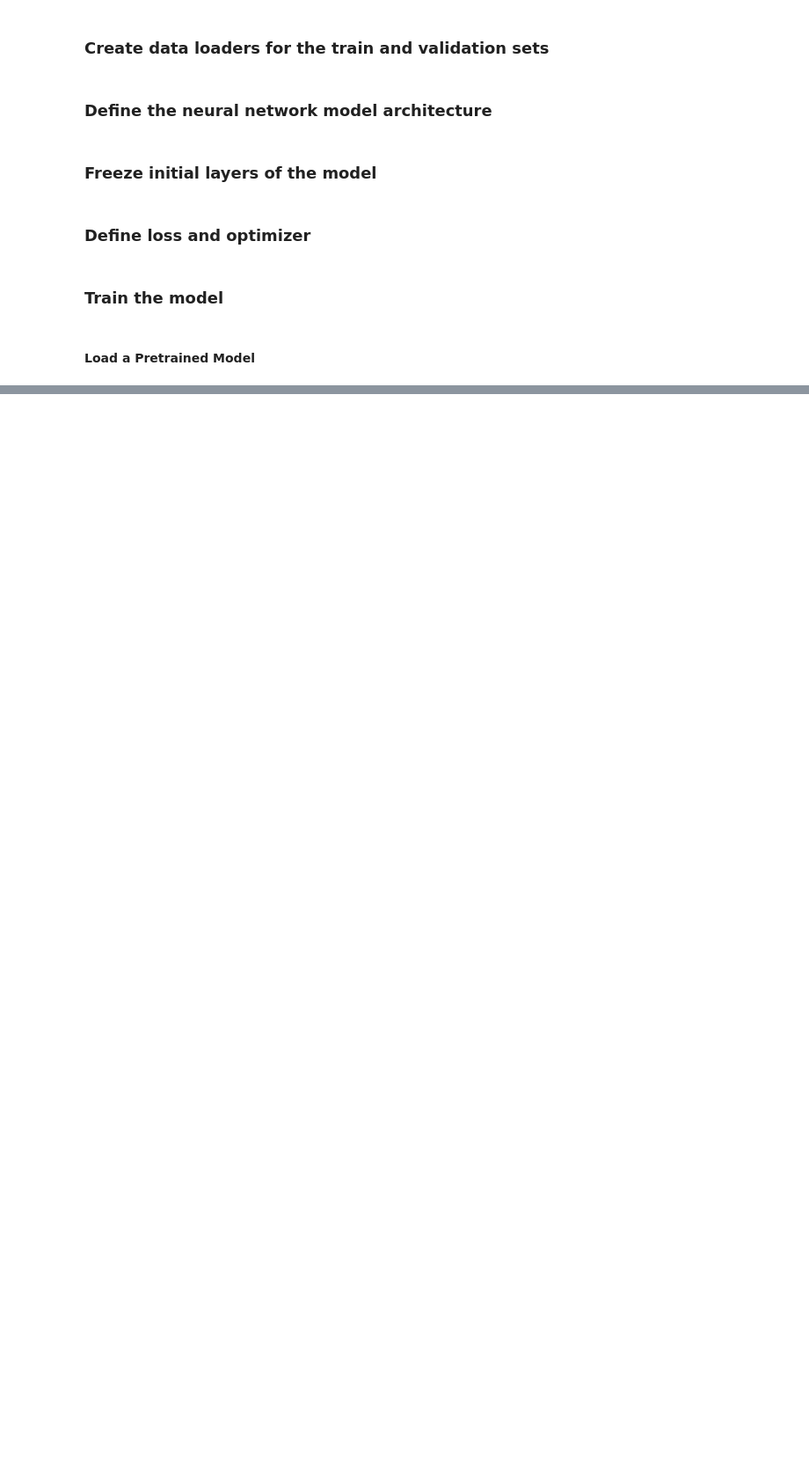
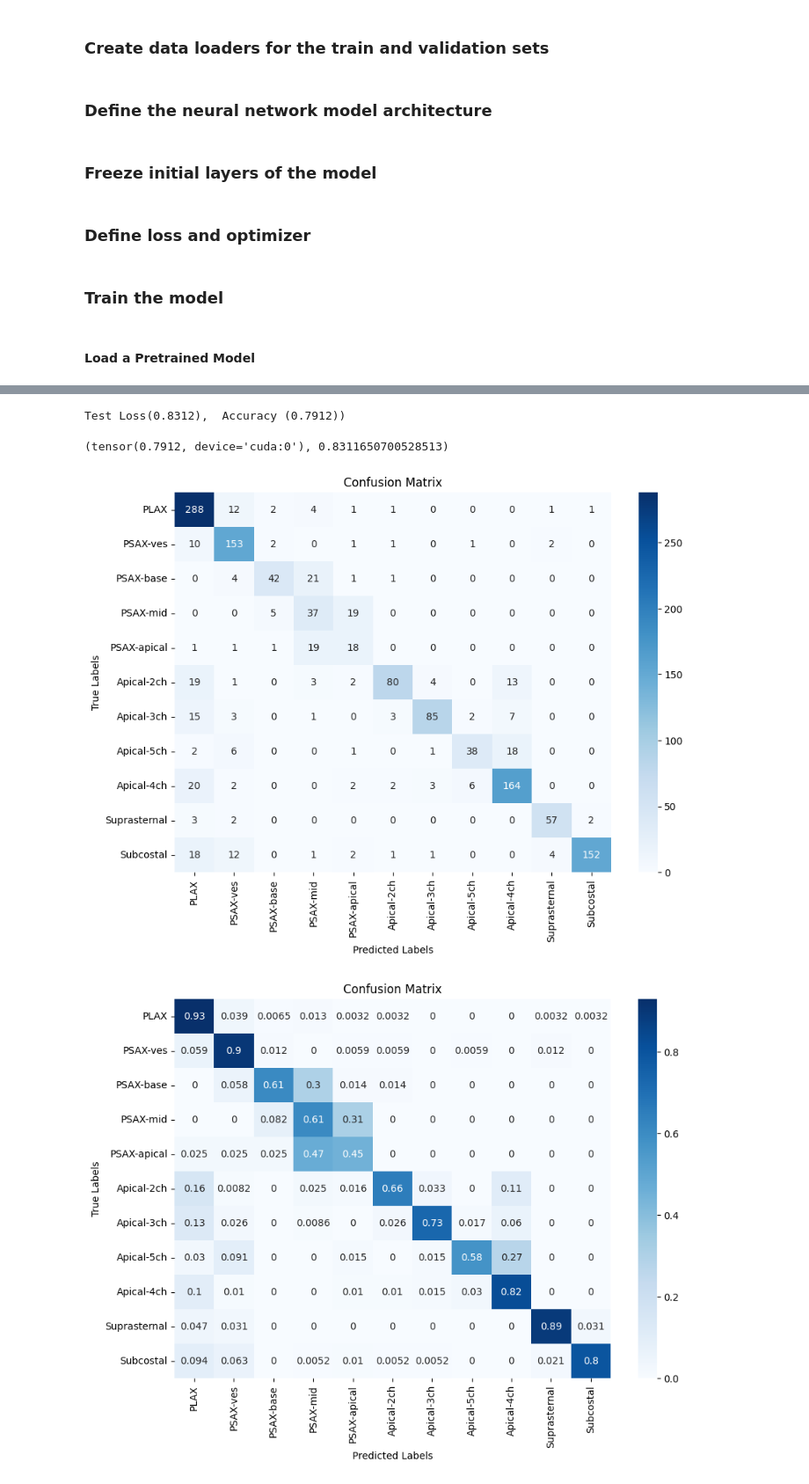
Before and after one commit to shokoofa-ghods/TTE_view_classification_pipeline, a Jupyter notebook: notebooks/models/CNN_CBAM-singleSlice.ipynb, the cells around one changed output, grey strips where cells are left out. Shown: that part at 88% size. Saved outputs shown, nothing was run; the diff lists cells and outputs as text; code cells hidden in the pictures; blank space fills up the shorter version.

```diff
--- a/notebooks/models/CNN_CBAM-singleSlice.ipynb
+++ b/notebooks/models/CNN_CBAM-singleSlice.ipynb
@@ -344,7 +341,7 @@ class CNN_CBAM(nn.Module):
         x = self.classifier(x)
         return x
 
-backbone_type = 'convnext_base'
+backbone_type = 'convnext_small'
 model = CNN_CBAM(backbone_type=backbone_type)
 # %%
 input1 = torch.rand(8, 3, 224, 224)
@@ -395,7 +390,7 @@ def evaluate(model, loader, device, mode='validation'):
     labels = labels.to(device)
     labels = labels.squeeze(1)
     with torch.no_grad():
-      outputs = model(images, labels)
+      outputs = model(images)
       loss = criterion(outputs, labels)
       total += images.size(0)
       _, predictions = outputs.max(1)
@@ -435,7 +430,7 @@ for epoch in range(epochs):
     images = images.to(device)
     labels = labels.to(device)
     optimizer.zero_grad()
-    outputs = model(images, labels)
+    outputs = model(images)
     labels = labels.squeeze(1)
     loss = criterion(outputs, labels)
     loss.backward()
@@ -485,7 +480,7 @@ torch.save({
 # %% [markdown]
 #### Load a Pretrained Model
 # %%
-loaded_info = torch.load(os.path.join(files_address, 'notebooks/saved_models', f'model_{model.__class__.__name__}-bb_({backbone_type})-acc_{round(val_acc.item(),3)}.pth'))
+loaded_info = torch.load(os.path.join(files_address, 'notebooks/saved_models', 'model_CNN_CBAM-bb_(convnext_small)-acc_0.837.pth'))
 model = loaded_info['model']
 description = loaded_info['discription']
 description
@@ -507,7 +504,7 @@ def evaluate(model, loader, device, mode='Test'):
     labels = labels.to(device)
     labels = labels.squeeze(1)
     with torch.no_grad():
-      outputs = model(images, labels)
+      outputs = model(images)
       loss = criterion(outputs, labels)
       total_loss += loss.item() * images.size(0)
       total += images.size(0)
@@ -521,6 +518,9 @@ def evaluate(model, loader, device, mode='Test'):
   return accuracy, loss
 
 evaluate(model, loader= test_loader, device = device)
+# %% [output]
+Test Loss(0.8312),  Accuracy (0.7912))
+(tensor(0.7912, device='cuda:0'), 0.8311650700528513)
 # %%
 true_labels, pred_labels = [], []
 
@@ -530,31 +530,34 @@ valid_labels = {'PLAX': 0, 'PSAX-ves' : 1, 'PSAX-base' : 2, 'PSAX-mid' : 3,
                }
 
 labels_name = valid_labels.keys()
 model.eval()
 for i, (images, labels) in enumerate(test_loader):
     images = images.to(device)
     labels = labels.to(device)
     labels = labels.squeeze(1)
 
     with torch.no_grad():
-        outputs = model(images, labels)
+        outputs = model(images)
         _, predictions = outputs.max(1)
         true_labels.extend(labels.cpu().numpy())
         pred_labels.extend(predictions.cpu().numpy())
 
 cm = confusion_matrix(true_labels, pred_labels)
 cm_normalized = cm.astype('float') / cm.sum(axis=1)[:, np.newaxis]
 
 plt.figure(figsize=(10,7))
 sns.heatmap(cm, annot=True, fmt='d', cmap='Blues', xticklabels=labels_name, yticklabels=labels_name )
 plt.xlabel('Predicted Labels')
 plt.ylabel('True Labels')
 plt.title('Confusion Matrix')
 plt.show()
 
 plt.figure(figsize=(10,7))
 sns.heatmap(cm_normalized, annot=True, cmap='Blues', xticklabels=labels_name, yticklabels=labels_name )
 plt.xlabel('Predicted Labels')
 plt.ylabel('True Labels')
 plt.title('Confusion Matrix')
 plt.show()
+# %% [output]
+[figure, added]
+[figure, added]
```
Also changed, not shown: parts of 4 cells of this notebook.
